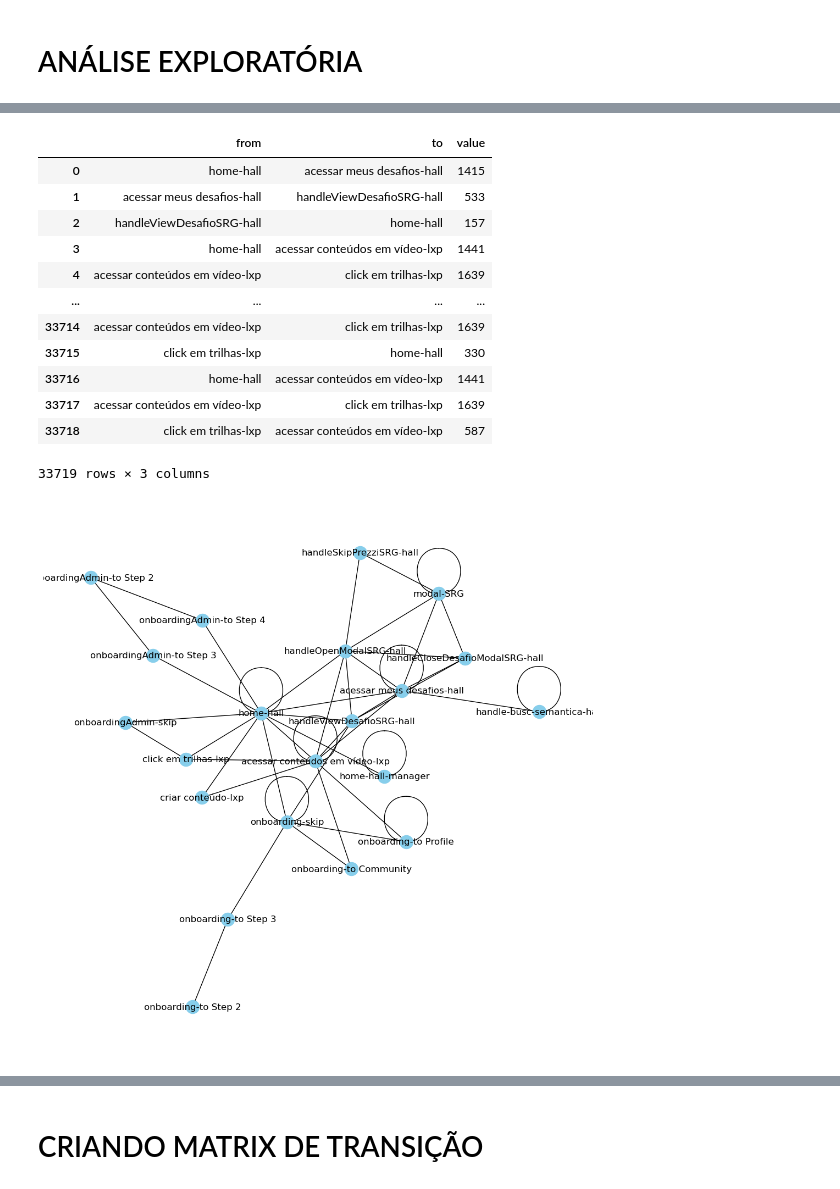
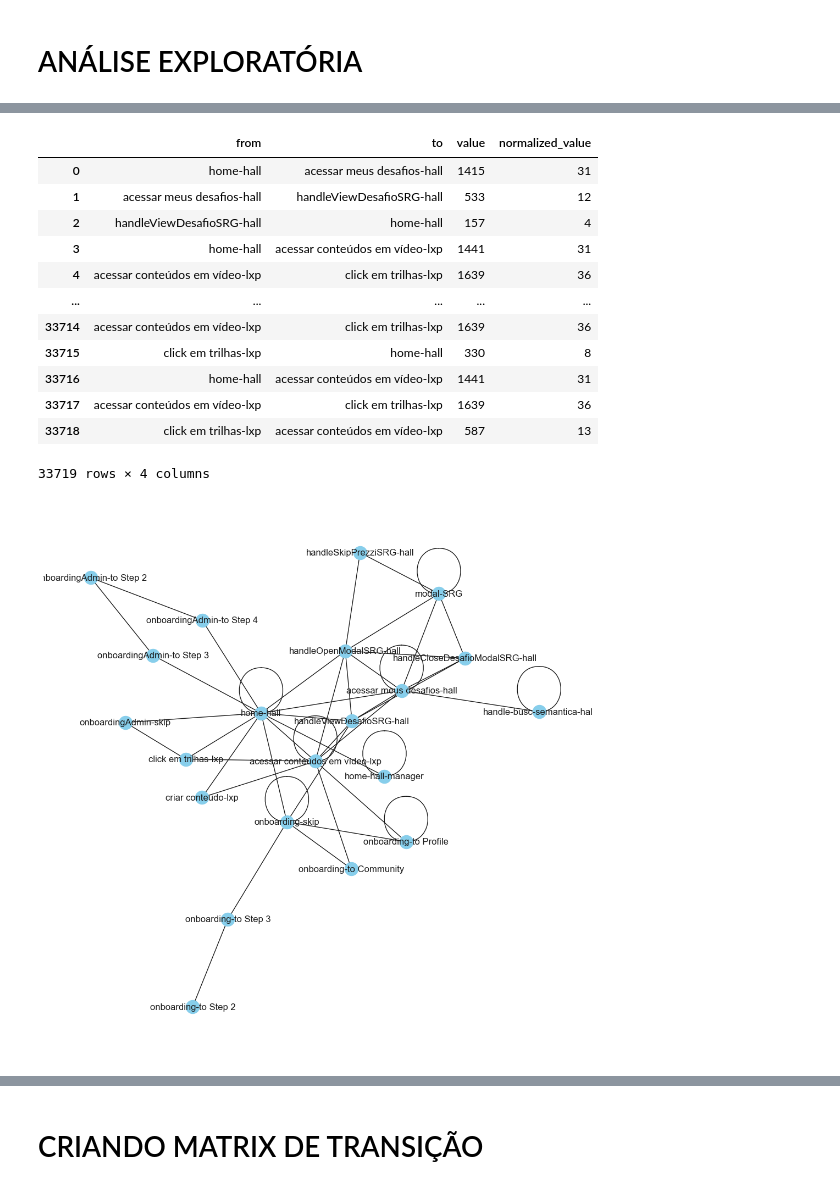
Before and after one commit to felipebns/frst2024, a Jupyter notebook: projeto.ipynb, the cells around one changed output, grey strips where cells are left out. Drawn from its saved outputs; the diff is of its cells as text; code cells hidden in the pictures.

```diff
--- a/projeto.ipynb
+++ b/projeto.ipynb
@@ -178,35 +156,41 @@ for lista in testando:
             e_1 = ast.literal_eval(lista)[i+1]
             value_.append(counts[(e, e_1)])
 actions['value'] = value_
+# %%
+min_value = actions['value'].min()
+max_value = actions['value'].max()
+
+actions['normalized_value'] = ((actions['value'] - min_value) / (max_value - min_value)) * 99 + 1
+actions['normalized_value'] = actions['normalized_value'].round(0).astype(int)
 # %%
 actions
 # %% [output]
-|  | from | to | value |
-| 0 | home-hall | acessar meus desafios-hall | 1415 |
-| 1 | acessar meus desafios-hall | handleViewDesafioSRG-hall | 533 |
-| 2 | handleViewDesafioSRG-hall | home-hall | 157 |
-| 3 | home-hall | acessar conteúdos em vídeo-lxp | 1441 |
-| 4 | acessar conteúdos em vídeo-lxp | click em trilhas-lxp | 1639 |
-| ... | ... | ... | ... |
-| 33714 | acessar conteúdos em vídeo-lxp | click em trilhas-lxp | 1639 |
-| 33715 | click em trilhas-lxp | home-hall | 330 |
-| 33716 | home-hall | acessar conteúdos em vídeo-lxp | 1441 |
-| 33717 | acessar conteúdos em vídeo-lxp | click em trilhas-lxp | 1639 |
-| 33718 | click em trilhas-lxp | acessar conteúdos em vídeo-lxp | 587 |
+|  | from | to | value | normalized_value |
+| 0 | home-hall | acessar meus desafios-hall | 1415 | 31 |
+| 1 | acessar meus desafios-hall | handleViewDesafioSRG-hall | 533 | 12 |
+| 2 | handleViewDesafioSRG-hall | home-hall | 157 | 4 |
+| 3 | home-hall | acessar conteúdos em vídeo-lxp | 1441 | 31 |
+| 4 | acessar conteúdos em vídeo-lxp | click em trilhas-lxp | 1639 | 36 |
+| ... | ... | ... | ... | ... |
+| 33714 | acessar conteúdos em vídeo-lxp | click em trilhas-lxp | 1639 | 36 |
+| 33715 | click em trilhas-lxp | home-hall | 330 | 8 |
+| 33716 | home-hall | acessar conteúdos em vídeo-lxp | 1441 | 31 |
+| 33717 | acessar conteúdos em vídeo-lxp | click em trilhas-lxp | 1639 | 36 |
+| 33718 | click em trilhas-lxp | acessar conteúdos em vídeo-lxp | 587 | 13 |
-33719 rows × 3 columns
+33719 rows × 4 columns
 # %%
 G = nx.from_pandas_edgelist(actions[0:500],
                             source="from",
                             target="to",
-                            edge_attr="value",
+                            edge_attr="normalized_value", #tamanhos distintos do edge
                             create_using= nx.Graph())
 # %%
 plt.figure(figsize=(10,10))
 pos = nx.kamada_kawai_layout(G)
-nx.draw(G, with_labels=True, node_color='skyblue', edge_cmap=plt.cm.Blues, pos=pos)
+nx.draw(G, with_labels=True, node_color='skyblue', edge_cmap=plt.cm.Blues, pos=pos, arrows=True)
 plt.show()
 # %% [output]
-[figure, old version]
+[figure, new version]
 # %%
 net = Network(notebook=True, width="1000px", height="700px", bgcolor="#222222", font_color="white")
 
```
Also changed, not shown: parts of 26 cells of this notebook.
